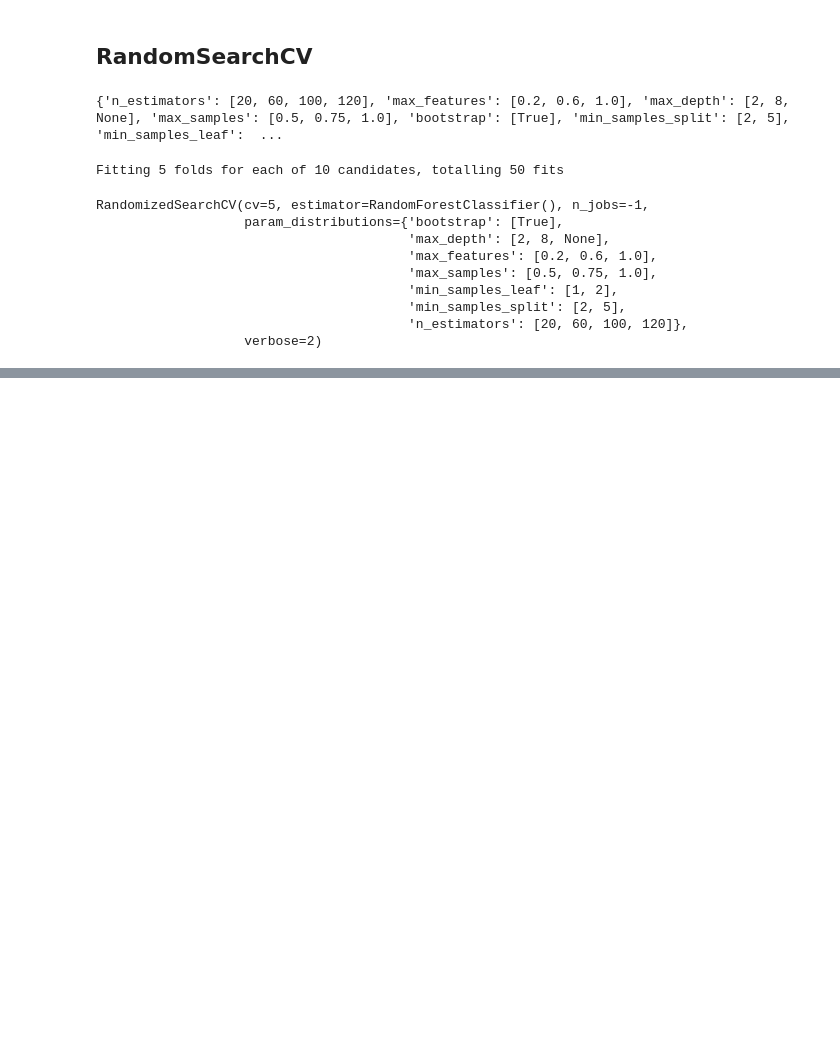
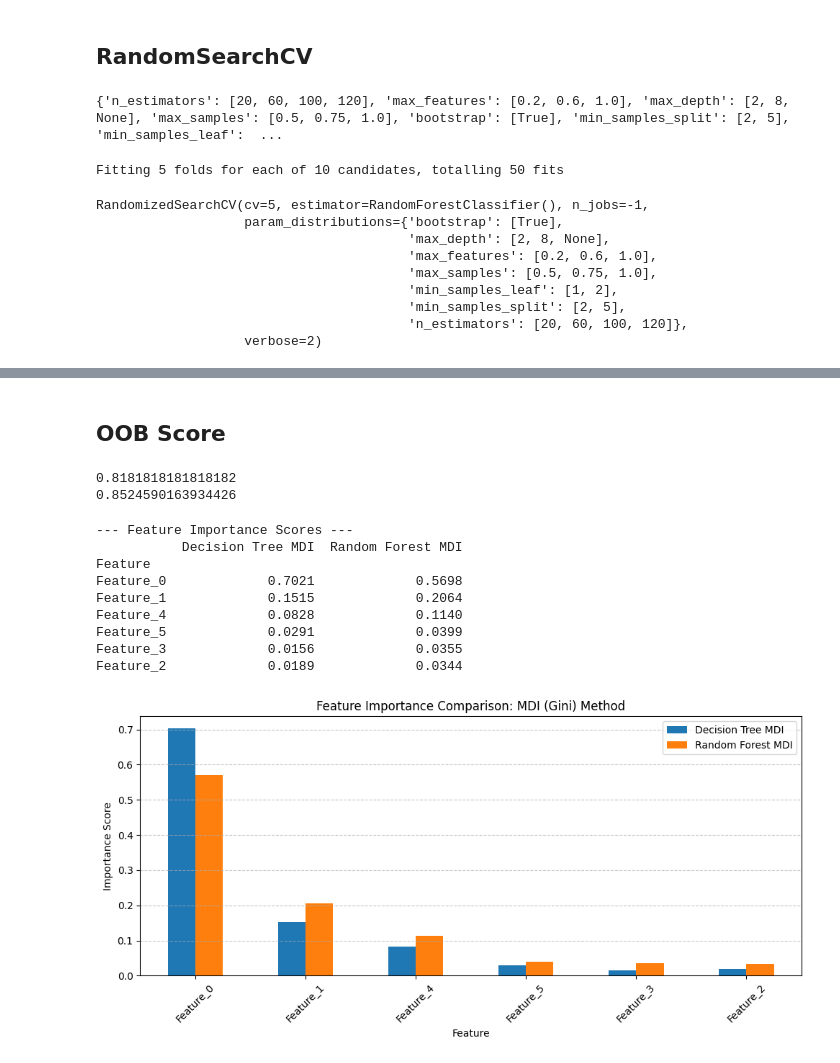
Before and after one commit to ashishjadhav123/CampusX, a Jupyter notebook: ML CampusX/43. Ensemble Learning/3. Random Forest/Random_Forest.ipynb, the cells around one changed output, grey strips where cells are left out. Drawn from its saved outputs; the diff is of its cells as text; code cells hidden in the pictures; blank space fills up the shorter version.

Commit message:
Ensemble learning 28-07-2026

```diff
--- a/ML CampusX/43. Ensemble Learning/3. Random Forest/Random_Forest.ipynb
+++ b/ML CampusX/43. Ensemble Learning/3. Random Forest/Random_Forest.ipynb
@@ -219,0 +220,72 @@ np.float64(0.8263605442176871)
+# %% [markdown]
+## OOB Score
+# %%
+rf = RandomForestClassifier(oob_score=True)
+
+rf.fit(X_train, y_train)
+
+print(rf.oob_score_)
+
+y_pred = rf.predict(X_test)
+print(accuracy_score(y_test, y_pred))
+# %% [output]
+0.8181818181818182
+0.8524590163934426
+# %%
+import numpy as np
+import pandas as pd
+import matplotlib.pyplot as plt
+from sklearn.datasets import make_classification
+from sklearn.tree import DecisionTreeClassifier
+from sklearn.ensemble import RandomForestClassifier
+
+# 1. Generate a dataset with meaningful and noise features
+X, y = make_classification(
+    n_samples=1000,
+    n_features=6,
+    n_informative=3,  # Only 3 features actually drive the target
+    n_redundant=0,
+    n_repeated=0,
+    random_state=42
+)
+
+feature_names = [f"Feature_{i}" for i in range(X.shape[1])]
+df_X = pd.DataFrame(X, columns=feature_names)
+
+# 2. Train both models
+tree_clf = DecisionTreeClassifier(random_state=42).fit(df_X, y)
+rf_clf = RandomForestClassifier(n_estimators=100, random_state=42).fit(df_X, y)
+
+# 3. Extract feature importance arrays
+tree_importances = tree_clf.feature_importances_
+rf_importances = rf_clf.feature_importances_
+
+# Create a summary DataFrame
+importance_df = pd.DataFrame({
+    'Feature': feature_names,
+    'Decision Tree MDI': tree_importances,
+    'Random Forest MDI': rf_importances
+}).set_index('Feature').sort_values(by='Random Forest MDI', ascending=False)
+
+print("--- Feature Importance Scores ---")
+print(importance_df.round(4))
+
+# 4. Plot the comparison
+importance_df.plot(kind='bar', figsize=(10, 5))
+plt.title("Feature Importance Comparison: MDI (Gini) Method")
+plt.ylabel("Importance Score")
+plt.xticks(rotation=45)
+plt.grid(axis='y', linestyle='--', alpha=0.7)
+plt.tight_layout()
+plt.show()
+# %% [output]
+--- Feature Importance Scores ---
+           Decision Tree MDI  Random Forest MDI
+Feature
+Feature_0             0.7021             0.5698
+Feature_1             0.1515             0.2064
+Feature_4             0.0828             0.1140
+Feature_5             0.0291             0.0399
+Feature_3             0.0156             0.0355
+Feature_2             0.0189             0.0344
+[figure, added]
```
Also changed, not shown: parts of 5 cells of this notebook, 4 other files.
